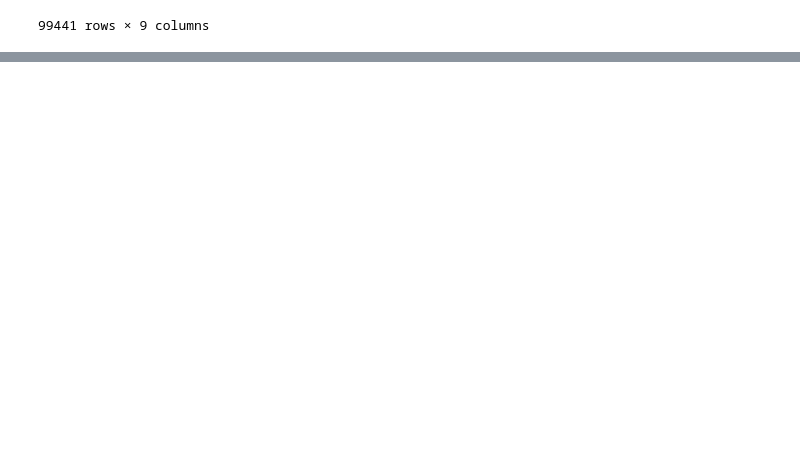
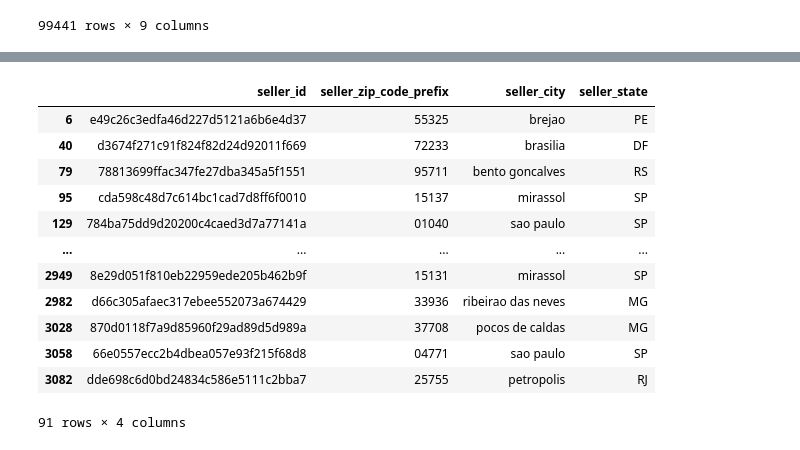
Before and after one commit to g-awaine/y3s2_caie_assessment, a Jupyter notebook: annex/cleaning.ipynb, the cells around one changed output, grey strips where cells are left out. Cells and saved outputs as stored; diff of their text form; code cells hidden in the pictures; blank space fills up the shorter version.

```diff
--- a/annex/cleaning.ipynb
+++ b/annex/cleaning.ipynb
@@ -753,0 +933,16 @@ feature_engineering(orders_df, new_feature='estimated_actual_delivery_offset', f
+# %%
+sellers_df[~sellers_df['seller_zip_code_prefix'].isin(set(customers_df['customer_zip_code_prefix']))]
+# %% [output]
+|  | seller_id | seller_zip_code_prefix | seller_city | seller_state |
+| 6 | e49c26c3edfa46d227d5121a6b6e4d37 | 55325 | brejao | PE |
+| 40 | d3674f271c91f824f82d24d92011f669 | 72233 | brasilia | DF |
+| 79 | 78813699ffac347fe27dba345a5f1551 | 95711 | bento goncalves | RS |
+| 95 | cda598c48d7c614bc1cad7d8ff6f0010 | 15137 | mirassol | SP |
+| 129 | 784ba75dd9d20200c4caed3d7a77141a | 01040 | sao paulo | SP |
+| ... | ... | ... | ... | ... |
+| 2949 | 8e29d051f810eb22959ede205b462b9f | 15131 | mirassol | SP |
+| 2982 | d66c305afaec317ebee552073a674429 | 33936 | ribeirao das neves | MG |
+| 3028 | 870d0118f7a9d85960f29ad89d5d989a | 37708 | pocos de caldas | MG |
+| 3058 | 66e0557ecc2b4dbea057e93f215f68d8 | 04771 | sao paulo | SP |
+| 3082 | dde698c6d0bd24834c586e5111c2bba7 | 25755 | petropolis | RJ |
+91 rows × 4 columns
```
Also changed, not shown: parts of 25 cells of this notebook, 7 other files.
